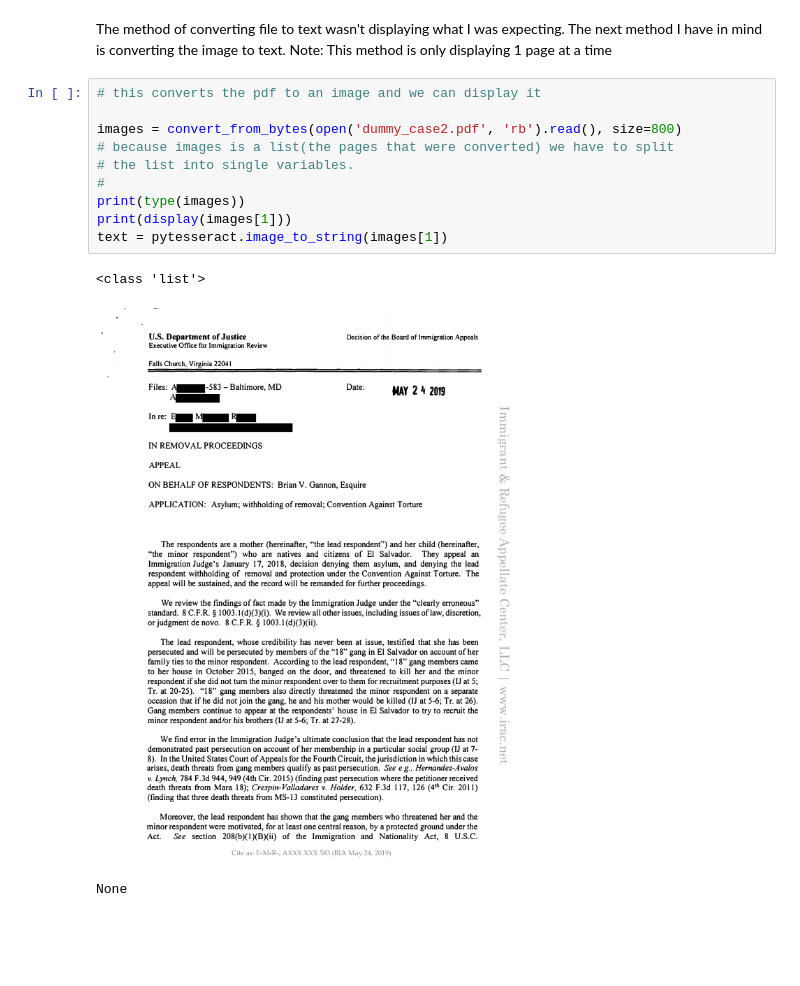
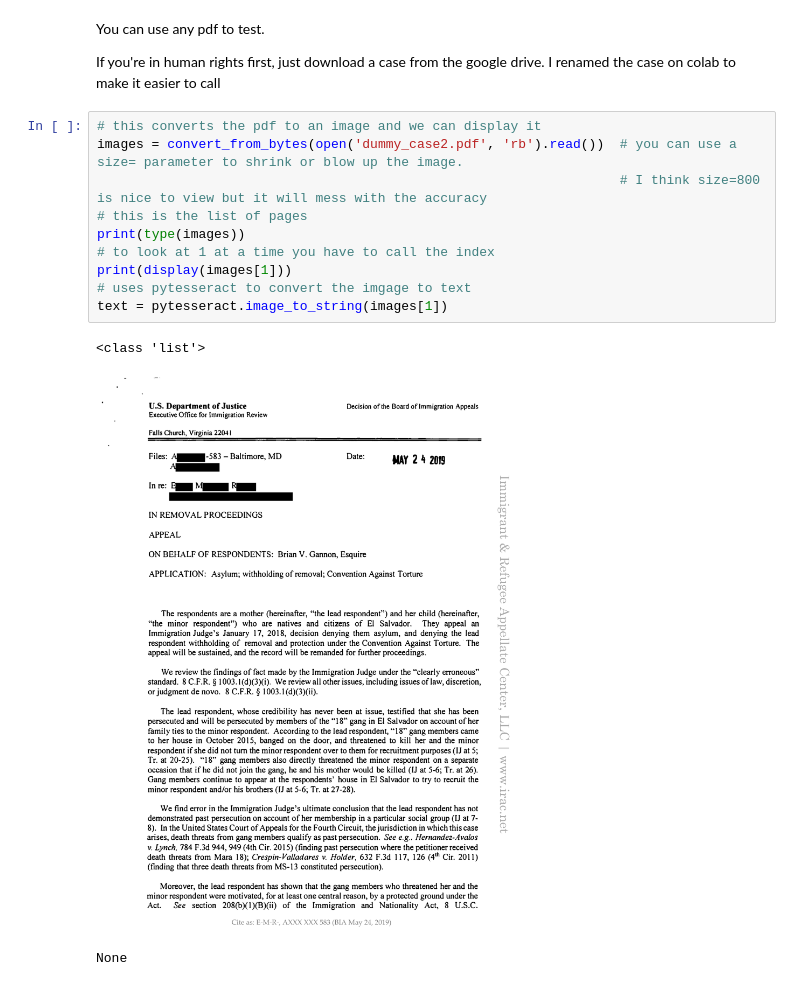
Before and after one commit to BloomTech-Labs/human-rights-first-asylum-ds-a, a Jupyter notebook: notebooks/ocr_accuraccy_testing.ipynb, the cells around one changed output. Cells and saved outputs as stored; diff of their text form; blank space fills up the shorter version.

Commit message:
Add files via upload
Cleaned up comments to be easier to read.
removed unused imports.
compared different parameters to find best accuracy

```diff
--- a/notebooks/ocr_accuraccy_testing.ipynb
+++ b/notebooks/ocr_accuraccy_testing.ipynb
@@ -74,19 +49,20 @@ print(text)
-# %% [markdown]
-The method of converting file to text wasn't displaying what I was expecting. The next method I have in mind is converting the image to text.
-Note: This method is only displaying 1 page at a time
+# %% [markdown]
+You can use any pdf to test.
+
+If you're in human rights first, just download a case from the google drive. I renamed the case on colab to make it easier to call
 # %%
 # this converts the pdf to an image and we can display it
-
-images = convert_from_bytes(open('dummy_case2.pdf', 'rb').read(), size=800)
-# because images is a list(the pages that were converted) we have to split
-# the list into single variables.
-#
+images = convert_from_bytes(open('dummy_case2.pdf', 'rb').read())  # you can use a size= parameter to shrink or blow up the image.
+                                                                   # I think size=800 is nice to view but it will mess with the accuracy
+# this is the list of pages
 print(type(images))
+# to look at 1 at a time you have to call the index
 print(display(images[1]))
+# uses pytesseract to convert the imgage to text
 text = pytesseract.image_to_string(images[1])
 # %% [output]
 <class 'list'>
-[figure, old version]
+[figure, new version]
 None
 # %%
 # check out the accuracy with the text and file
```
Also changed, not shown: parts of 18 cells of this notebook.
